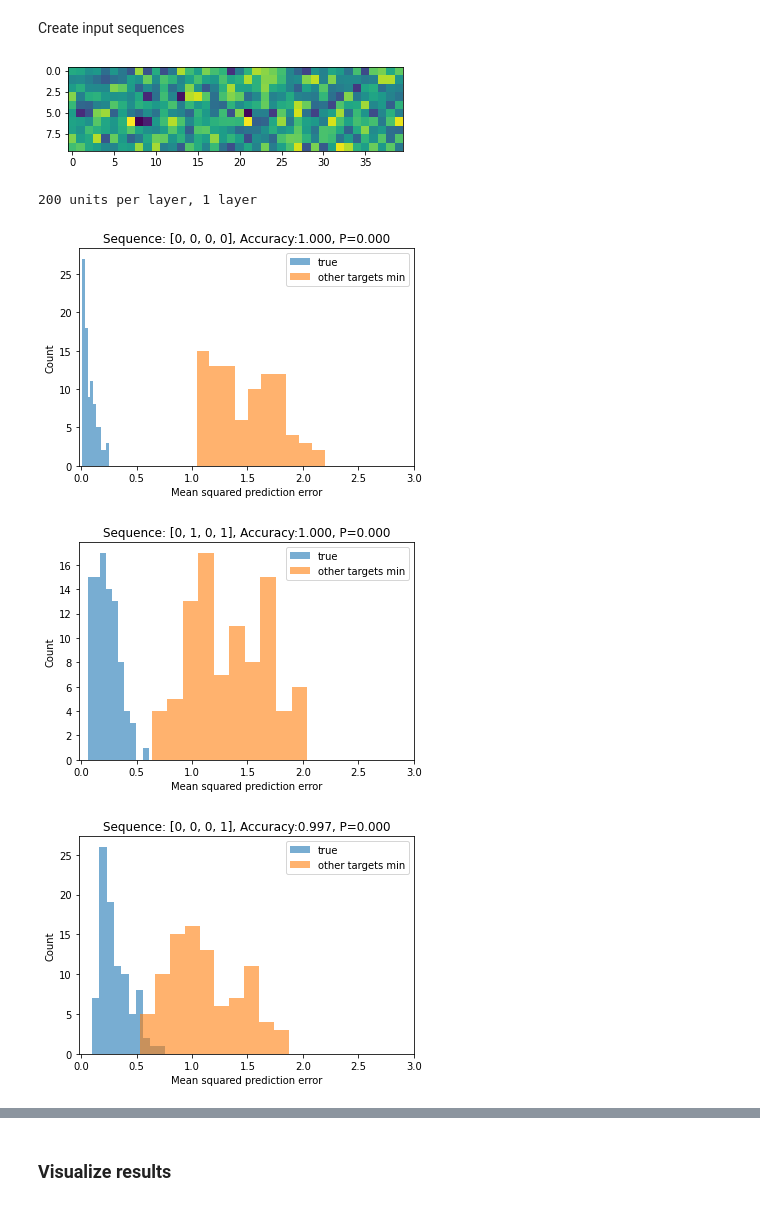
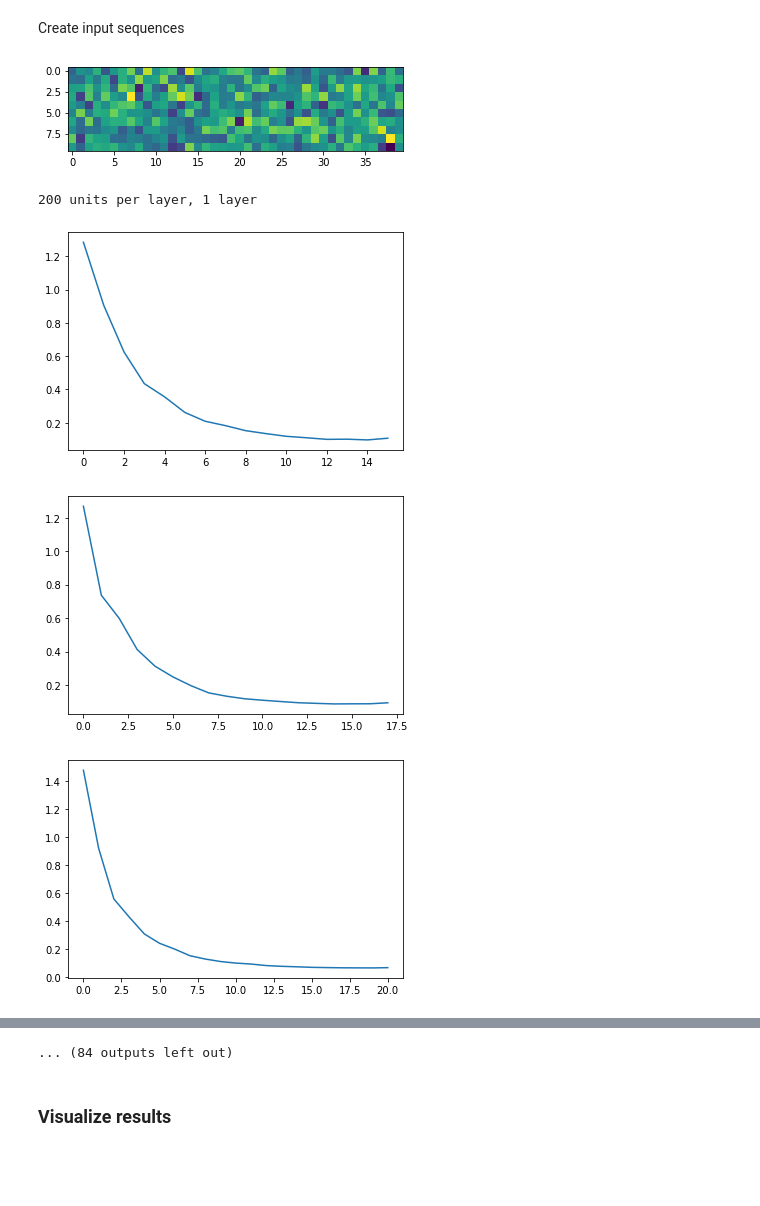
Before and after one commit to mebellet/RNNlocalglobal, a Jupyter notebook: RNN.ipynb, the cells around one changed output, grey strips where cells are left out. Drawn from its saved outputs; the diff is of its cells as text; code cells hidden in the pictures; blank space fills up the shorter version.

```diff
--- a/RNN.ipynb
+++ b/RNN.ipynb
@@ -81,7 +81,6 @@ def train_model(train_x,train_y, model):
     optimizer = Adam(model.parameters(), lr=0.05)
 
     # enumerate epochs
-    batch_size = train_x[0].size()[0]
     all_loss = []
     lossdiff = -1
     epoch = 0
@@ -91,6 +90,7 @@ def train_model(train_x,train_y, model):
             # clear the gradients
             optimizer.zero_grad()
             # initialise hidden states
+            batch_size = xi.size()[0]
             hi = {}
             for k in range(n_layers):
                 hi[k] = torch.zeros((batch_size,n_hidden))
@@ -119,19 +119,15 @@ def train_model(train_x,train_y, model):
 # evaluate the model
 def evaluate_model(test_x,test_y, model):
 
-    # this function returns the average accuracy on all input test sequences. One value per sequence
-    # For now, it skips the first  items
-
-
     n_layers = len(model.hidden)
     n_hidden = model.hidden[0].weight.size()[0]
 
-    batch_size = test_x[0].size()[0]
+
     num_seq = len(test_x)
     acc = []
     rand_acc = []
     for xi,yi in zip(test_x,test_y):
-
+        batch_size = xi.size()[0]
         # initialize hidden state
         hi = {}
         for k in range(n_layers):
@@ -141,12 +137,6 @@ def evaluate_model(test_x,test_y, model):
             xij = xi[:,j,:]
             # compute the model output
             yhat,hi = model(xij,hi)
-
-        # round to class values: this is if output is classification
-        #yhat = np.argmax(yhat.detach().numpy(),-1)
-        # store
-        #acc.append(accuracy_score(yhat.detach().numpy(),yi))
-
 
         # if regression:
         yhat = yhat.detach().numpy()
@@ -159,11 +149,12 @@ def predict(x,model):
     n_layers = len(model.hidden)
     n_hidden = model.hidden[0].weight.size()[0]
 
-    batch_size = x[0].size()[0]
+
     y = []
     h = []
     c = []
     for xi in x:
+        batch_size = xi.size()[0]
         hi = {}
         for k in range(n_layers):
             hi[k] = torch.zeros((batch_size,n_hidden))
@@ -174,14 +165,10 @@ def predict(x,model):
             yhat,hi = model(xij,hi)
 
         yhat = yhat.detach().numpy() # predicted stimulus
-        #ci = np.round(yhat) != xij.detach().numpy()
-        ##print(np.sum(ci,1))
-        #ci =  ((np.sum(ci,1)==0)==False).astype(int) # predicted sameness 1=change, 0=same
         y.append(yhat)
-        #c.append(ci)
         h.append(hi)
 
-    return y,h #,c
+    return y,h
 # %% [markdown]
 Create input sequences
 # %%
@@ -236,7 +223,7 @@ def unique_pairs_sequence(seq,repeats,pairs):
 
         sequence = np.swapaxes(sequence,0,1)
         # add zero state
-        #sequence = np.concatenate((sequence,np.zeros((batch_size,1,input_size))),1)
+        sequence = np.concatenate((sequence,np.zeros((batch_size,1,input_size))),1)
         out_sequence = sequence
         for r in range(repeats-1):
             # stack the sequence repeat times
@@ -284,20 +271,24 @@ for si,input_size in enumerate(input_dim):
             Yhat = np.zeros((ntrials,len(test_sequence),4,input_size)) # store prediction here
             Ytrue = np.zeros((ntrials,len(test_sequence),4,input_size)) # store ground truth
             for k in range(ntrials):
-                trainind = np.delete(np.arange(ntrials),k)
                 train_x = []
                 train_y = []
                 # create data from numpy arrrays
                 for i in range(len(seq)):
-                    train_x.append(torch.Tensor(sequence[i][trainind,:-1,:])) #!!-1 if no zero element after each chunk, otherwise -2
-                    train_y.append(torch.Tensor(sequence[i][trainind,-1,:]))
+                    if i==0:
+                        trainind = np.delete(np.arange(ntrials),np.arange(int(k/dict_size)*(dict_size-1),(int(k/dict_size)+1)*(dict_size-1)))
+                    else:
+                        trainind = np.delete(np.arange(ntrials),k)
+
+                    train_x.append(torch.Tensor(sequence[i][trainind,:-2,:])) #!!-1 if no zero element after each chunk, otherwise -2
+                    train_y.append(torch.Tensor(sequence[i][trainind,-2,:]))
 
                 # train network
                 model = RNN(n_hidden,n_layers,input_size)
                 Loss = train_model(train_x,train_y, model)
-                #plt.figure()
-                #plt.plot(Loss)
-                #plt.show()
+                plt.figure()
+                plt.plot(Loss)
+                plt.show()
 
                 # predict last 4 items of sequence
                 for j in range(4):
@@ -305,7 +296,7 @@ for si,input_size in enumerate(input_dim):
                     test_x = []
                     #test_y = []
                     for i in range(Nseq):
-                        test_x.append(torch.Tensor(test_sequence[i][k:k+1,:-4+j,:]))
+                        test_x.append(torch.Tensor(test_sequence[i][k:k+1,:-4+j -1,:]))
                         #test_y.append(torch.Tensor(test_sequence[i][k:k+1,-1,:]))
 
                     y,_ = predict(test_x,model)
@@ -325,34 +316,34 @@ for si,input_size in enumerate(input_dim):
                         yhat = Yhat[k,i,j,:]
                         ytrue = Ytrue[k,i,j,:]
                         yrep = np.repeat(ytrue[None,:],dict_size,0)
                         target_idx = np.argmin(np.mean(abs(yrep-dictionary),1))
                         Error[i,k] = np.mean((yhat - ytrue)**2) # calculate mean squared error of predicted vector with ground truth
                         yrep = np.repeat(yhat[None,:],dict_size-1,0)
                         Errordist[i,k,:] = np.mean((yrep - np.delete(dictionary,target_idx,0))**2,1) # calculate mean squared error of predicted vector with ground truth
                         # calculate ratio of samples equally small or smaller than sample
                         Ratio[si,hi,li,i,j,k] = sum(Errordist[i,k,:]<=Error[i,k])/(dict_size-1)
                         Acc[si,hi,li,i,j,k] = Error[i,k]<np.min(Errordist[i,k,]) #(np.min(Errordist[i,k,])-Error[i,k])/np.min(Errordist[i,k,])
 
                         # angle with all vectors in dictionary
                         yrep = np.repeat(yhat[None,:],dict_size,0)
                         yrep = yrep/np.linalg.norm(yrep,1)
                         dic = dictionary/np.linalg.norm(dictionary,1)
                         for s in range(dict_size):
                             AngleAll[si,hi,li,i,j,k,s] = np.arccos(yrep[s,:]@dic[s,:]) * 180/np.pi
 
                 ax = plt.subplot(111)
                 plt.hist(Error[i,],label='true',alpha=.6)
                 plt.hist(np.min(Errordist[i,],-1),label='other targets min',alpha=.6)
                 ax.set_title('Sequence: %s, Accuracy:%.3f, P=%.3f'%(seq_test[i],np.mean(Acc[si,hi,li,i,:]),np.mean(Ratio[si,hi,li,i,:])))
                 ax.set_xlabel('Mean squared prediction error')
                 ax.set_xlim(-0.02,3)
                 plt.ylabel('Count')
                 plt.legend()
                 plt.savefig('NIP_error_seq_%s.png'%seq_test[i])
                 plt.show()
 # %% [output]
-[figure, old version]
+[figure, new version]
 200 units per layer, 1 layer
-[figure, old version]
+[figure, new version]
-[figure, old version]
+[figure, new version]
-[figure, old version]
+[figure, new version]
@@ -360,3 +357,4 @@ for si,input_size in enumerate(input_dim):
+... (84 outputs left out)
 # %% [markdown]
 ### Visualize results
 # %%
```
Also changed, not shown: parts of 1 cell of this notebook, 3 other files.
